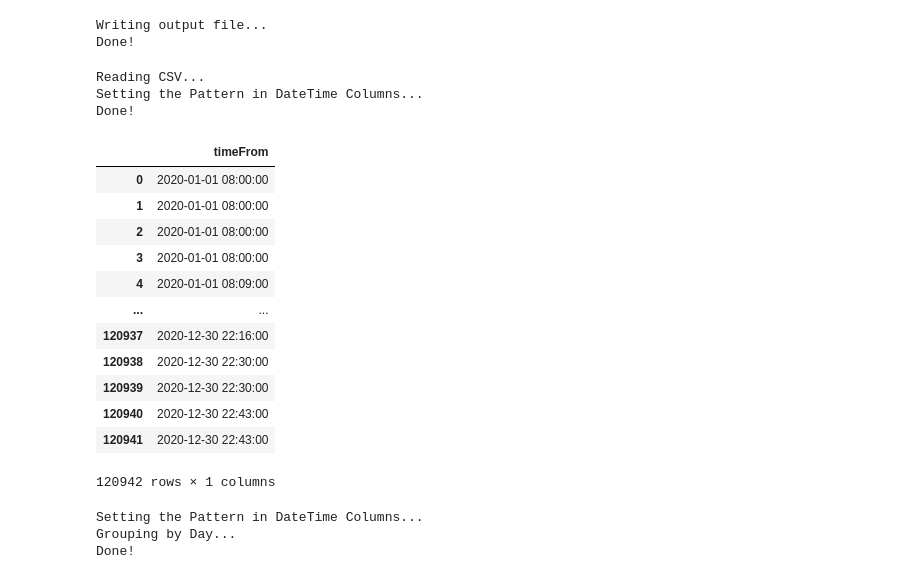
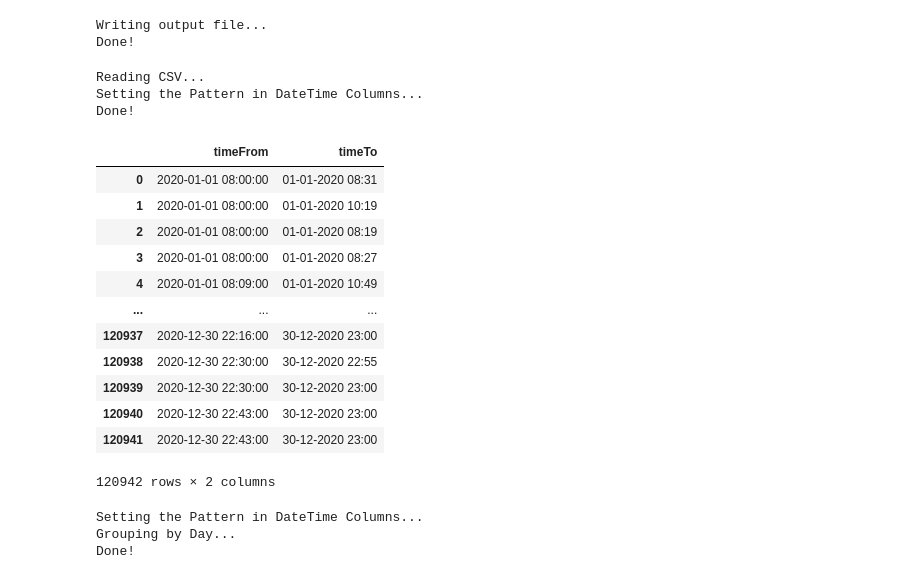
Before and after one commit to lrmendes/SmartParking-Data-Simulator, a Jupyter notebook: python/DataGenerator.ipynb, the cells around one changed output. Drawn from its saved outputs; the diff is of its cells as text; code cells hidden in the pictures.

```diff
--- a/python/DataGenerator.ipynb
+++ b/python/DataGenerator.ipynb
@@ -129,32 +129,32 @@ Done!
 # %%
 print("Reading CSV...")
 df = pd.read_csv('generated_dataset.csv')
-df = df.drop('timeTo',axis=1)
+#df = df.drop('timeTo',axis=1)
 
 print("Setting the Pattern in DateTime Columns...")
 df['timeFrom'] = pd.to_datetime(df['timeFrom'], errors='ignore')
 df['timeFrom'] = pd.to_datetime(df["timeFrom"].dt.strftime('%d-%m-%Y %H:%M'))
 
 print("Done!")
 
 df
 # %% [output]
 Reading CSV...
 Setting the Pattern in DateTime Columns...
 Done!
-|  | timeFrom |
-| 0 | 2020-01-01 08:00:00 |
-| 1 | 2020-01-01 08:00:00 |
-| 2 | 2020-01-01 08:00:00 |
-| 3 | 2020-01-01 08:00:00 |
-| 4 | 2020-01-01 08:09:00 |
-| ... | ... |
-| 120937 | 2020-12-30 22:16:00 |
-| 120938 | 2020-12-30 22:30:00 |
-| 120939 | 2020-12-30 22:30:00 |
-| 120940 | 2020-12-30 22:43:00 |
-| 120941 | 2020-12-30 22:43:00 |
+|  | timeFrom | timeTo |
+| 0 | 2020-01-01 08:00:00 | 01-01-2020 08:31 |
+| 1 | 2020-01-01 08:00:00 | 01-01-2020 10:19 |
+| 2 | 2020-01-01 08:00:00 | 01-01-2020 08:19 |
+| 3 | 2020-01-01 08:00:00 | 01-01-2020 08:27 |
+| 4 | 2020-01-01 08:09:00 | 01-01-2020 10:49 |
+| ... | ... | ... |
+| 120937 | 2020-12-30 22:16:00 | 30-12-2020 23:00 |
+| 120938 | 2020-12-30 22:30:00 | 30-12-2020 22:55 |
+| 120939 | 2020-12-30 22:30:00 | 30-12-2020 23:00 |
+| 120940 | 2020-12-30 22:43:00 | 30-12-2020 23:00 |
+| 120941 | 2020-12-30 22:43:00 | 30-12-2020 23:00 |
-120942 rows × 1 columns
+120942 rows × 2 columns
 # %%
 df1 = df.copy()
 
```
Also changed, not shown: parts of 2 cells of this notebook.
